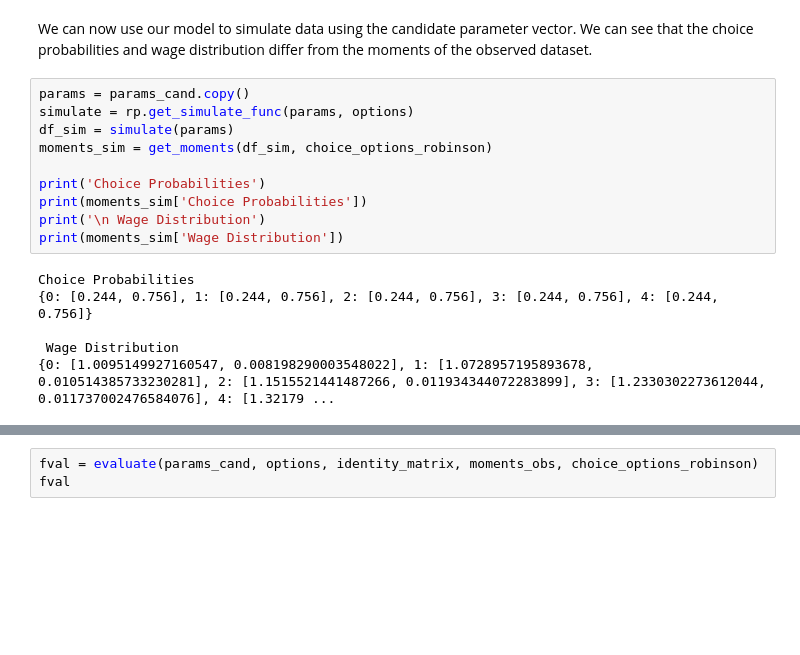
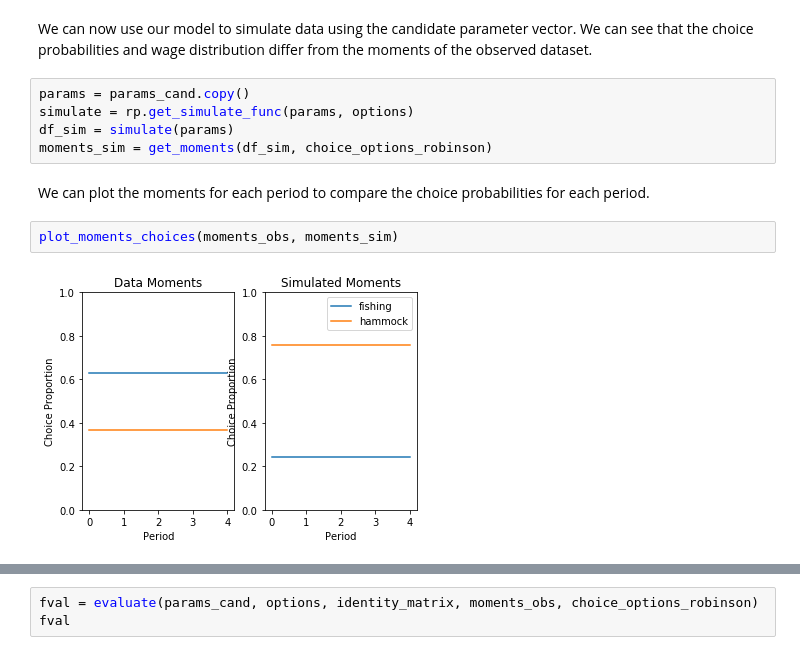
Before and after one commit to OpenSourceEconomics/ekw-lectures, a Jupyter notebook: lectures/99_simulated_method_of_moments/notebook.ipynb, the cells around one changed output, grey strips where cells are left out. Cells and saved outputs as stored; diff of their text form; blank space fills up the shorter version.

Commit message:
Added plots to compare observed and simulated moments.

```diff
--- a/lectures/99_simulated_method_of_moments/notebook.ipynb
+++ b/lectures/99_simulated_method_of_moments/notebook.ipynb
@@ -200,14 +200,9 @@ params = params_cand.copy()
 simulate = rp.get_simulate_func(params, options)
 df_sim = simulate(params)
 moments_sim = get_moments(df_sim, choice_options_robinson)
-
-print('Choice Probabilities')
-print(moments_sim['Choice Probabilities'])
-print('\n Wage Distribution')
-print(moments_sim['Wage Distribution'])
-# %% [output]
-Choice Probabilities
-{0: [0.244, 0.756], 1: [0.244, 0.756], 2: [0.244, 0.756], 3: [0.244, 0.756], 4: [0.244, 0.756]}
-
- Wage Distribution
-{0: [1.0095149927160547, 0.008198290003548022], 1: [1.0728957195893678, 0.010514385733230281], 2: [1.1515521441487266, 0.011934344072283899], 3: [1.2330302273612044, 0.011737002476584076], 4: [1.32179 ...
+# %% [markdown]
+We can plot the moments for each period to compare the choice probabilities for each period.
+# %%
+plot_moments_choices(moments_obs, moments_sim)
+# %% [output]
+[figure, added]
```
Also changed, not shown: parts of 15 cells of this notebook, 1 other file.
